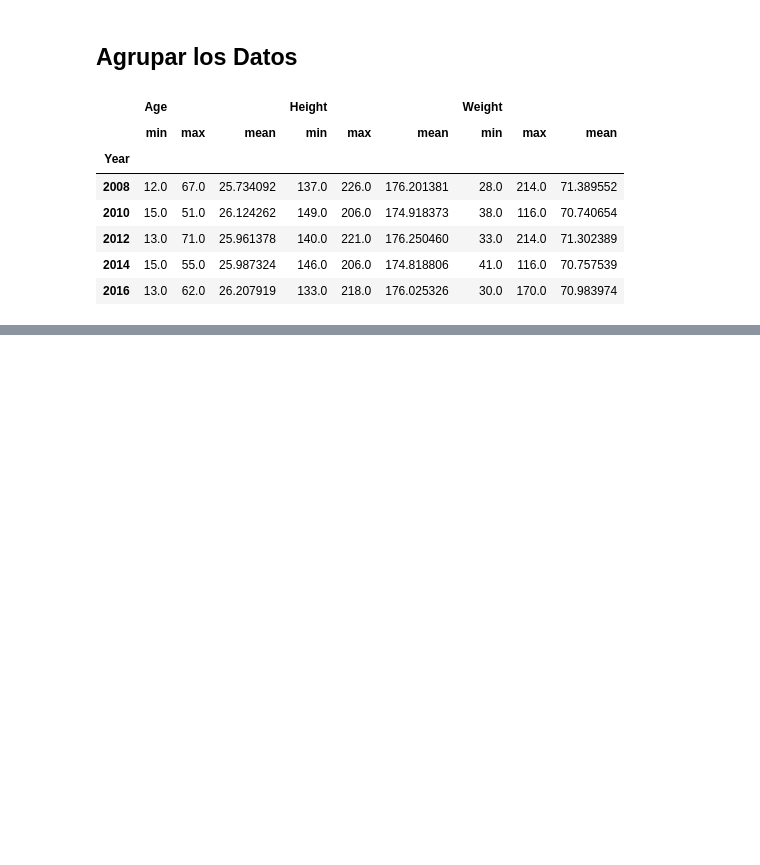
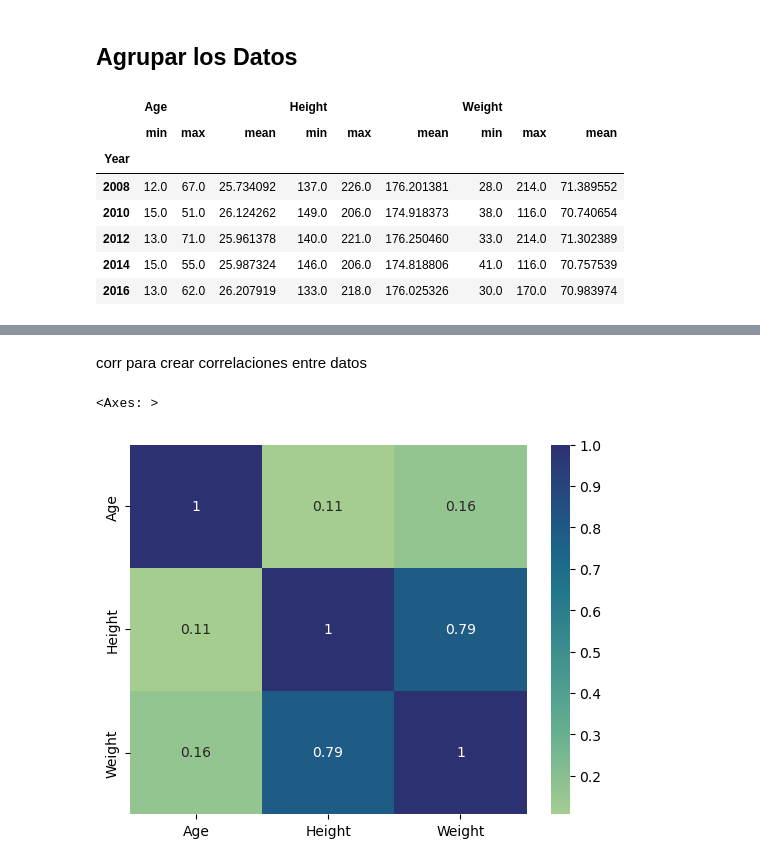
Before and after one commit to ChristianLaraa/Data, a Jupyter notebook: proyecto1/EDA_JO.ipynb, the cells around one changed output, grey strips where cells are left out. Saved outputs shown, nothing was run; the diff lists cells and outputs as text; code cells hidden in the pictures; blank space fills up the shorter version.

```diff
--- a/proyecto1/EDA_JO.ipynb
+++ b/proyecto1/EDA_JO.ipynb
@@ -268,0 +325,7 @@ data.groupby("Year")[["Age", "Height", "Weight"]].agg(["min", "max", "mean"]).ta
+# %% [markdown]
+corr para crear correlaciones entre datos
+# %%
+sns.heatmap(data[["Age", "Height", "Weight"]].corr(), annot = True, cmap = 'crest')
+# %% [output]
+<Axes: >
+[figure, added]
```
Also changed, not shown: parts of 16 cells of this notebook.
